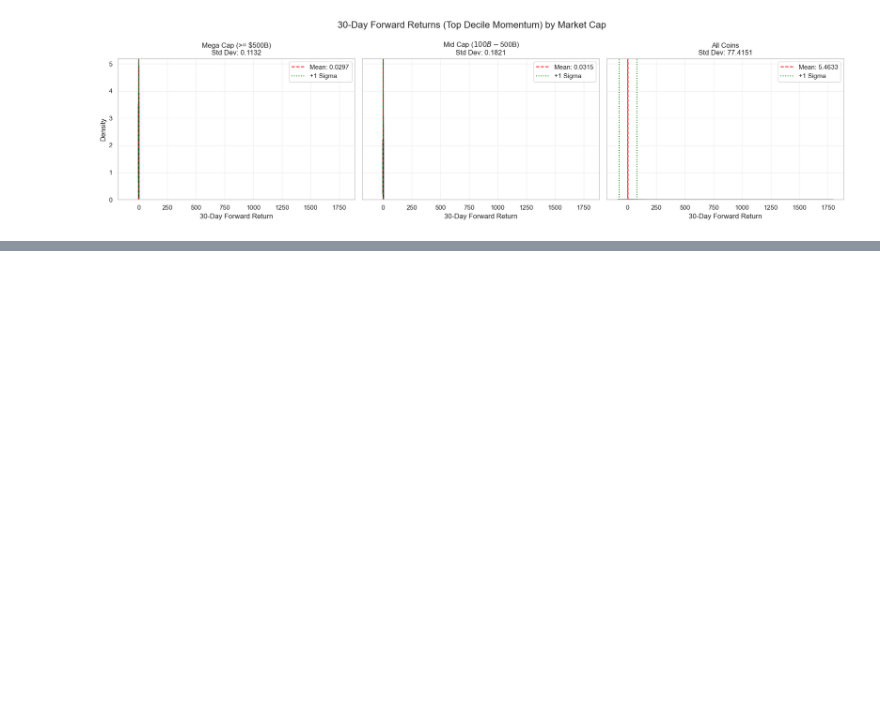
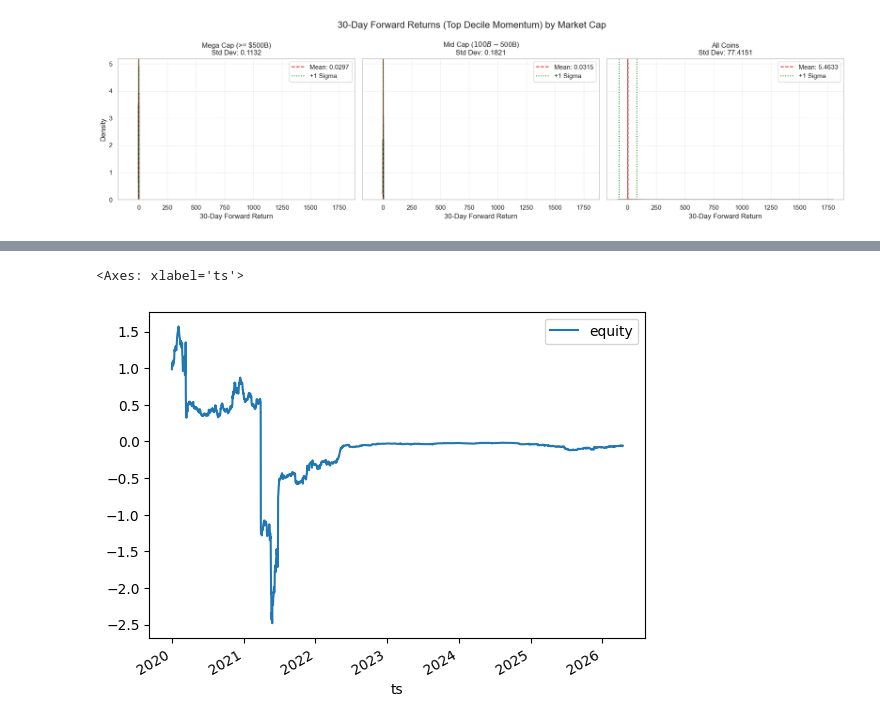
Before and after one commit to flanfly/studies, a Jupyter notebook: scratchpad.ipynb, the cells around one changed output, grey strips where cells are left out. Cells and saved outputs as stored; diff of their text form; code cells hidden in the pictures; blank space fills up the shorter version.

```diff
--- a/scratchpad.ipynb
+++ b/scratchpad.ipynb
@@ -1730,0 +1804,46 @@ dtype = pl.Struct([
+# %%
+import polars as pl
+
+(
+    pl.read_parquet('stables-1d.parquet')
+    .rename({"quote_volume":"volume",})
+    .sort(['symbol','ts'])
+    .with_columns(
+        fwd=pl.col('close').shift(-1).over('symbol') / pl.col('close') - 1,
+        mom=pl.col('close') / pl.col('close').shift(14).over('symbol') - 1,
+        ret=pl.col('close') / pl.col('close').shift(1).over('symbol') - 1,
+    )
+    .with_columns(
+        ar=pl.rolling_corr(pl.col('ret'), pl.col('ret').shift(1), window_size=14).over('symbol'),
+    )
+    .select(['ts','symbol','ret','ar','mom','volume','fwd'])
+    .drop_nulls(subset=['mom','ar'])
+
+    # $1M volume coins since 2023 only
+    .filter((pl.col('ts').dt.year() >= 2020) & (pl.col('volume') > 1_000_000) & (pl.col('mom') > 0))
+
+    .with_columns(
+        bucket=pl.col('ar').qcut(5, labels=[str(i) for i in range(5)], allow_duplicates=True).over('ts'),
+    )
+
+    .group_by(['ts','bucket'])
+    .agg(pl.col('fwd').mean())
+    .filter(pl.col('bucket').is_in(['0','4']))
+    .pivot(
+        index='ts',
+        on='bucket',
+        values='fwd'
+    )
+    .sort('ts')
+
+    # 3. Calculate the Long Q0 / Short Q4 spread
+    .select(
+        pl.col('ts'),
+        equity=(-(pl.col('0') - pl.col('4')) - 0.0005 + 1).cum_prod(),
+    )
+
+    # 4. Sort chronologically
+).to_pandas().plot(x='ts',y='equity')
+# %% [output]
+<Axes: xlabel='ts'>
+[figure, added]
```
Also changed, not shown: parts of 3 cells of this notebook, 1 other file.
